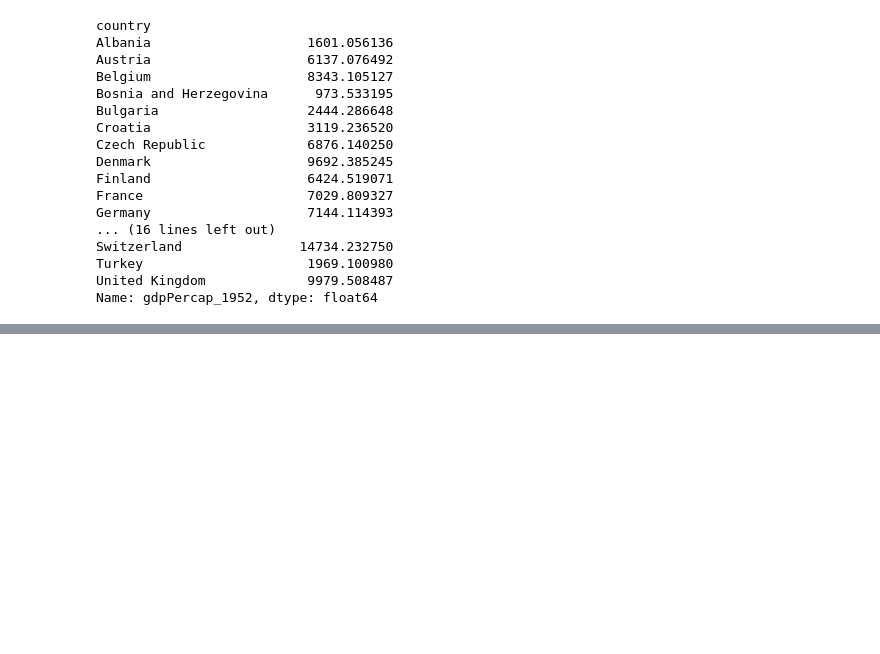
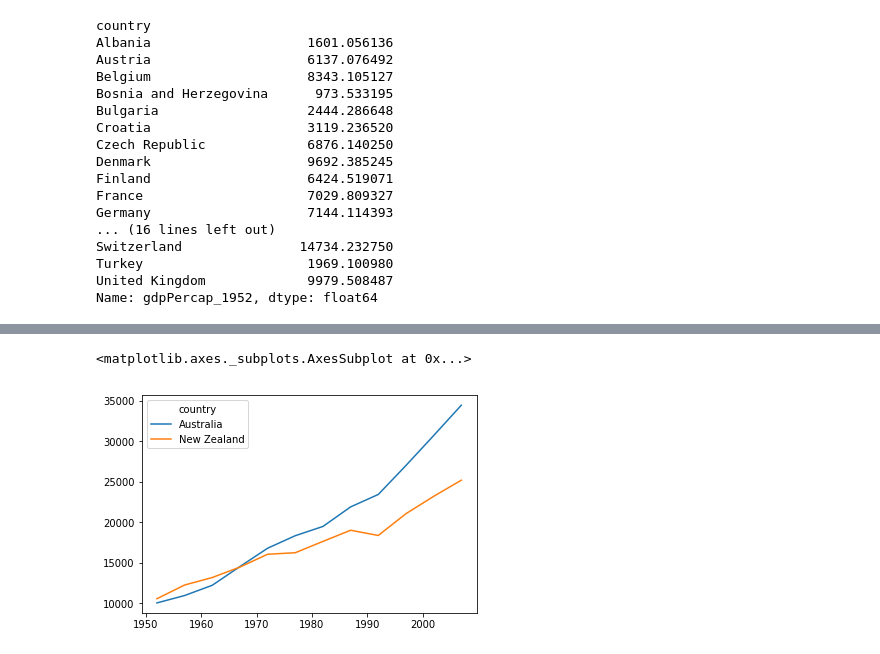
Before and after one commit to G103it/Python-Day2, a Jupyter notebook: code/Day2_code.ipynb, the cells around one changed output, grey strips where cells are left out. Cells and saved outputs as stored; diff of their text form; code cells hidden in the pictures; blank space fills up the shorter version.

```diff
--- a/code/Day2_code.ipynb
+++ b/code/Day2_code.ipynb
@@ -79,0 +125,5 @@ Name: gdpPercap_1952, dtype: float64
+# %%
+data.T.plot()
+# %% [output]
+<matplotlib.axes._subplots.AxesSubplot at 0x...>
+[figure, added]
```
Also changed, not shown: parts of 11 cells of this notebook.
